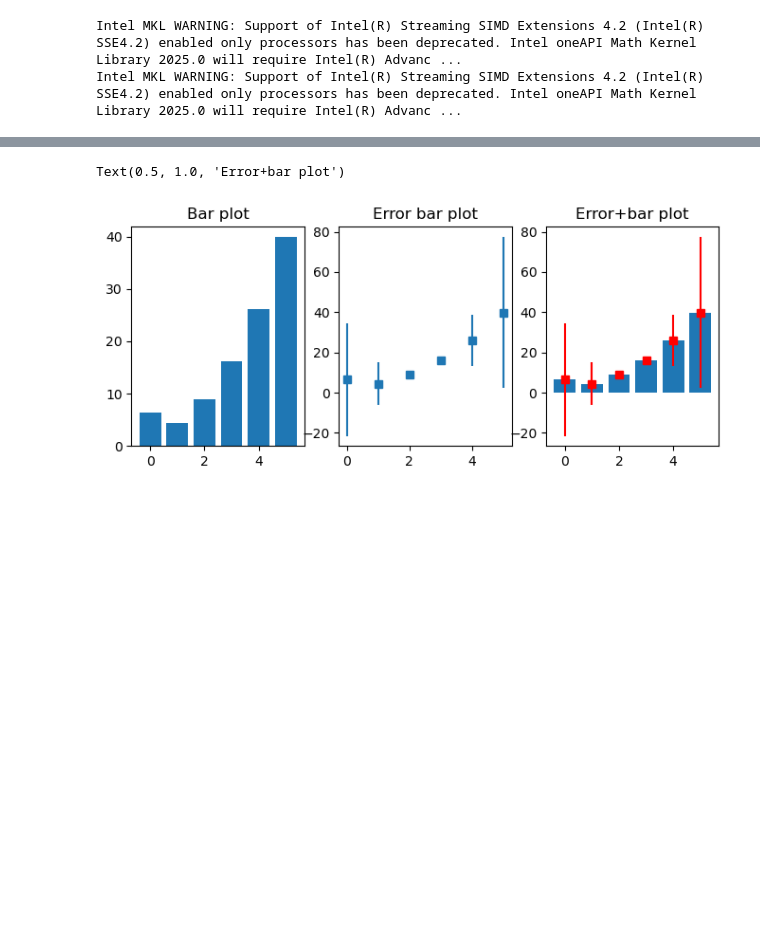
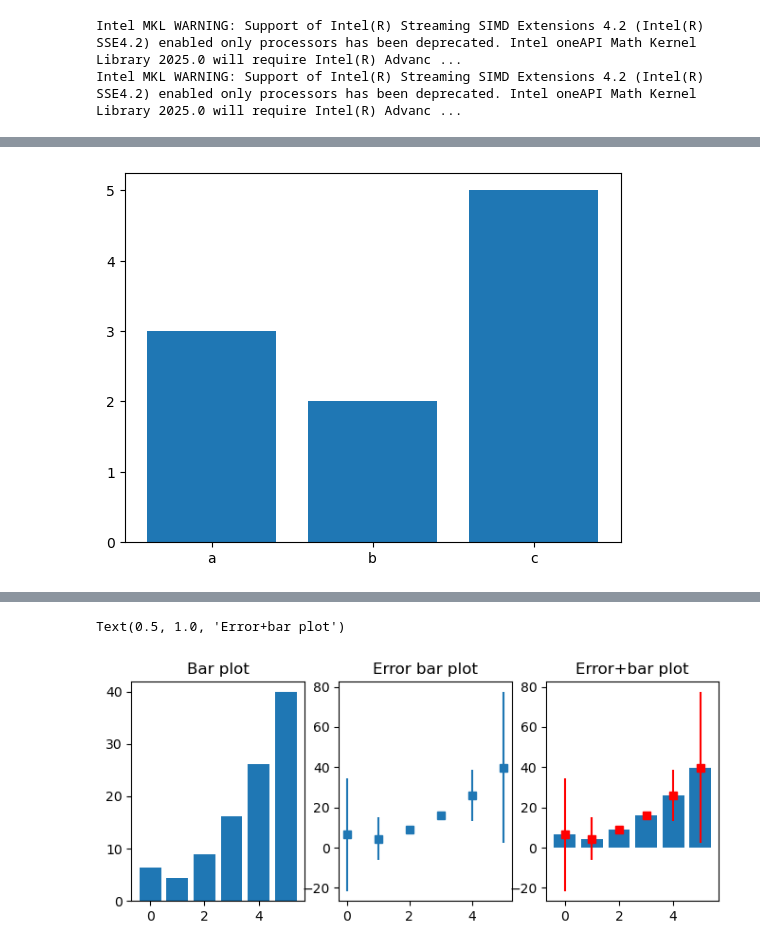
Before and after one commit to davidul/data-science, a Jupyter notebook: 03-statistics/01-bar-plots.ipynb, the cells around one changed output, grey strips where cells are left out. Saved outputs shown, nothing was run; the diff lists cells and outputs as text; code cells hidden in the pictures; blank space fills up the shorter version.

```diff
--- a/03-statistics/01-bar-plots.ipynb
+++ b/03-statistics/01-bar-plots.ipynb
@@ -7,0 +33,5 @@ Intel MKL WARNING: Support of Intel(R) Streaming SIMD Extensions 4.2 (Intel(R) S
+# %%
+plt.bar(['a','b','c'], [3, 2, 5])
+plt.show()
+# %% [output]
+[figure, added]
```
Also changed, not shown: parts of 9 cells of this notebook.
